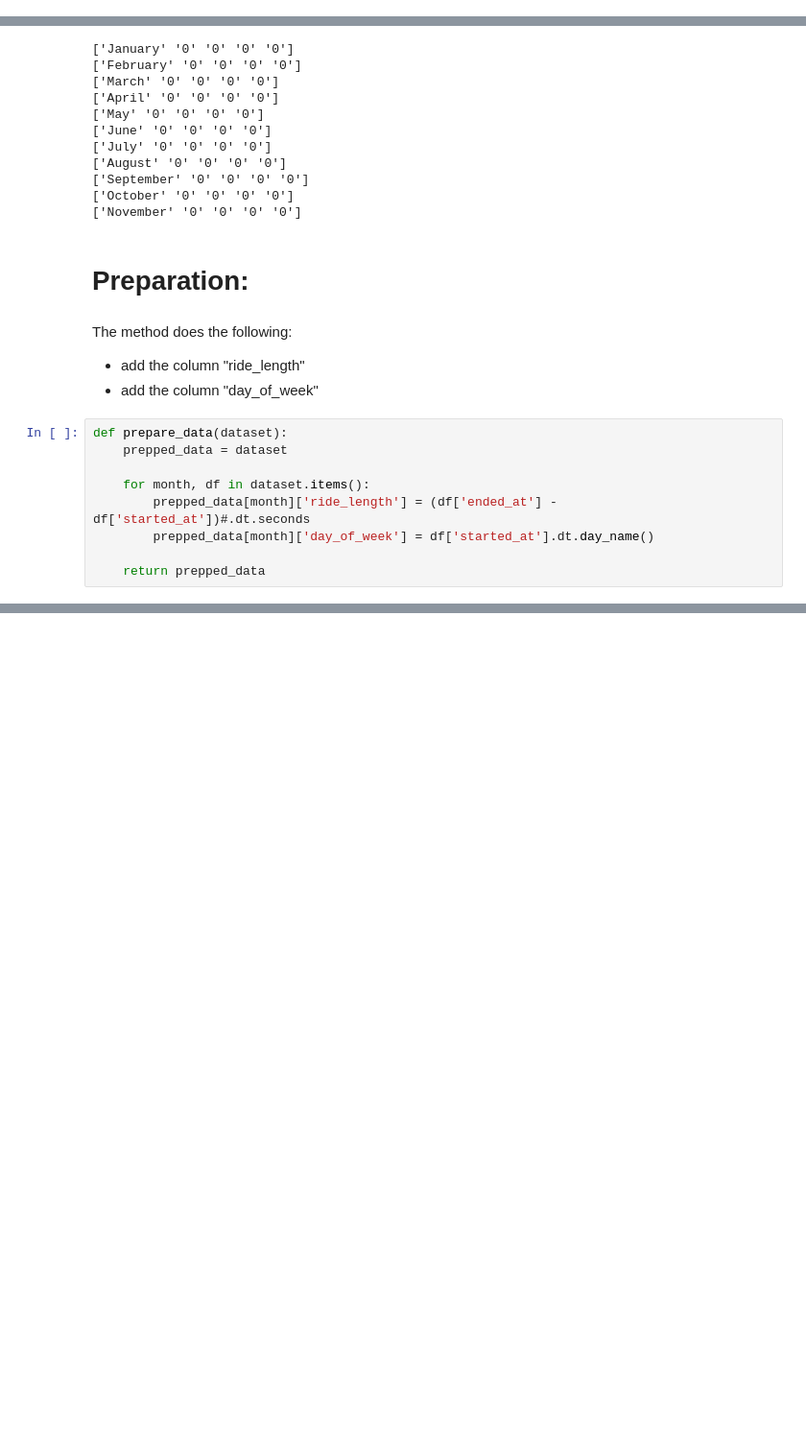
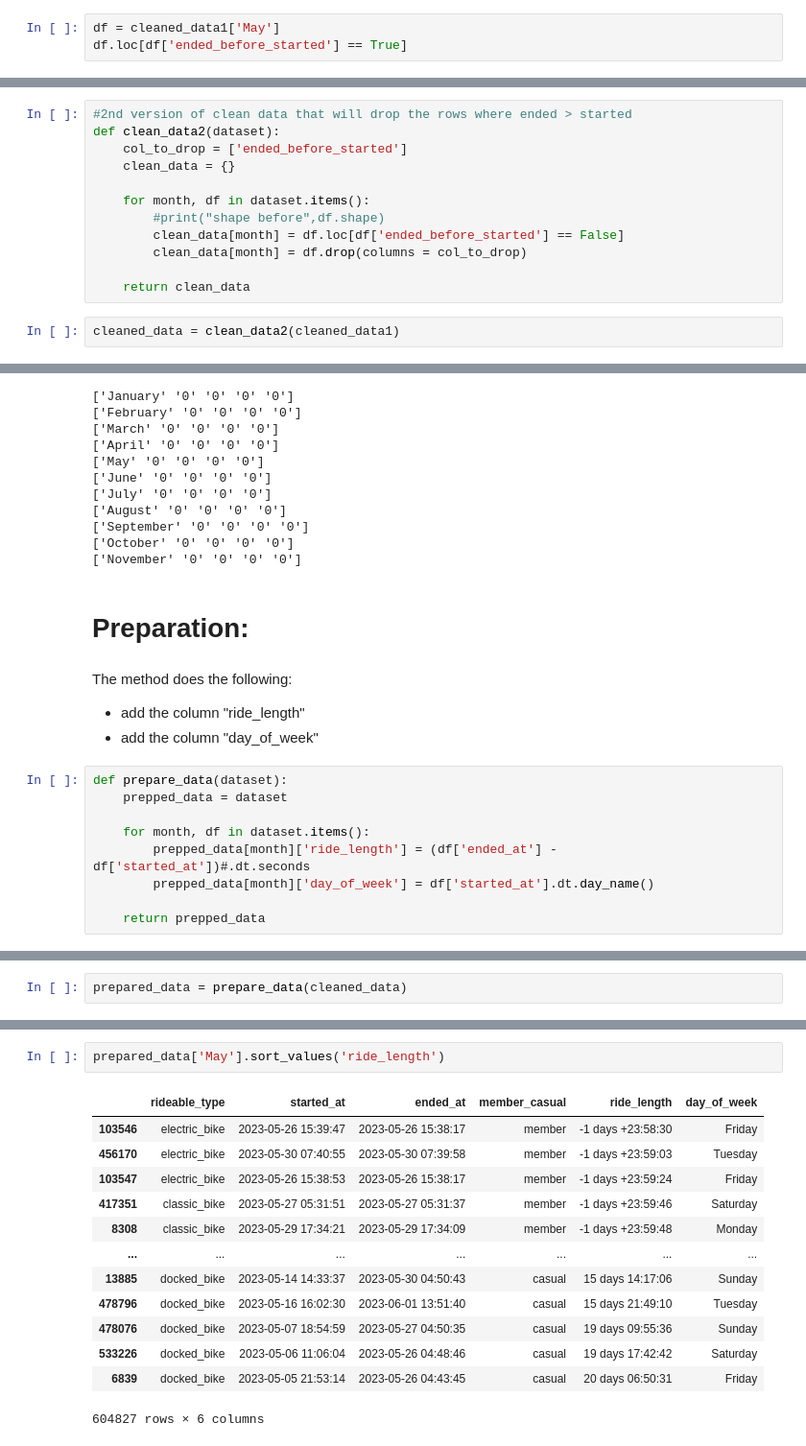
Before and after one commit to SummerKassem/BikeShareCS, a Jupyter notebook: Code/cleaning.ipynb, the cells around one changed output, grey strips where cells are left out. Shown: that part at 96% size. Saved outputs shown, nothing was run; the diff lists cells and outputs as text; blank space fills up the shorter version.

Commit message:
preparation
started working on switched times but not done yet

```diff
--- a/Code/cleaning.ipynb
+++ b/Code/cleaning.ipynb
@@ -265,0 +276,3 @@ memory usage: 5.8+ MB
+# %%
+df = cleaned_data1['May']
+df.loc[df['ended_before_started'] == True]
@@ -266,3 +297,17 @@ memory usage: 5.8+ MB
+# %%
+#2nd version of clean data that will drop the rows where ended > started
+def clean_data2(dataset):
+    col_to_drop = ['ended_before_started']
+    clean_data = {}
+
+    for month, df in dataset.items():
+        #print("shape before",df.shape)
+        clean_data[month] = df.loc[df['ended_before_started'] == False]
+        clean_data[month] = df.drop(columns = col_to_drop)
+
+    return clean_data
+# %%
+cleaned_data = clean_data2(cleaned_data1)
 # %%
 # check no of columns and entries after removing
 count_entries(cleaned_data, "BikeRides_Cleaned.csv", False)
@@ -328,0 +357,2 @@ print(rideleng['January'].head())
+# %%
+prepared_data = prepare_data(cleaned_data)
@@ -328,0 +375,16 @@ print(rideleng['January'].head())
+# %%
+prepared_data['May'].sort_values('ride_length')
+# %% [output]
+|  | rideable_type | started_at | ended_at | member_casual | ride_length | day_of_week |
+| 103546 | electric_bike | 2023-05-26 15:39:47 | 2023-05-26 15:38:17 | member | -1 days +23:58:30 | Friday |
+| 456170 | electric_bike | 2023-05-30 07:40:55 | 2023-05-30 07:39:58 | member | -1 days +23:59:03 | Tuesday |
+| 103547 | electric_bike | 2023-05-26 15:38:53 | 2023-05-26 15:38:17 | member | -1 days +23:59:24 | Friday |
+| 417351 | classic_bike | 2023-05-27 05:31:51 | 2023-05-27 05:31:37 | member | -1 days +23:59:46 | Saturday |
+| 8308 | classic_bike | 2023-05-29 17:34:21 | 2023-05-29 17:34:09 | member | -1 days +23:59:48 | Monday |
+| ... | ... | ... | ... | ... | ... | ... |
+| 13885 | docked_bike | 2023-05-14 14:33:37 | 2023-05-30 04:50:43 | casual | 15 days 14:17:06 | Sunday |
+| 478796 | docked_bike | 2023-05-16 16:02:30 | 2023-06-01 13:51:40 | casual | 15 days 21:49:10 | Tuesday |
+| 478076 | docked_bike | 2023-05-07 18:54:59 | 2023-05-27 04:50:35 | casual | 19 days 09:55:36 | Sunday |
+| 533226 | docked_bike | 2023-05-06 11:06:04 | 2023-05-26 04:48:46 | casual | 19 days 17:42:42 | Saturday |
+| 6839 | docked_bike | 2023-05-05 21:53:14 | 2023-05-26 04:43:45 | casual | 20 days 06:50:31 | Friday |
+604827 rows × 6 columns
```
Also changed, not shown: parts of 11 cells of this notebook, 10 other files.
